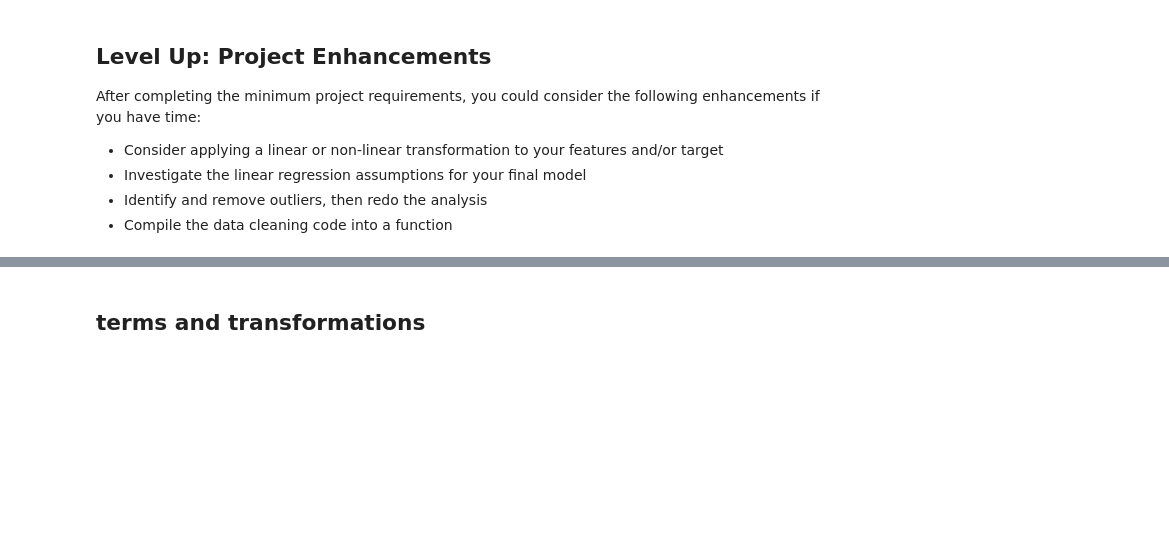
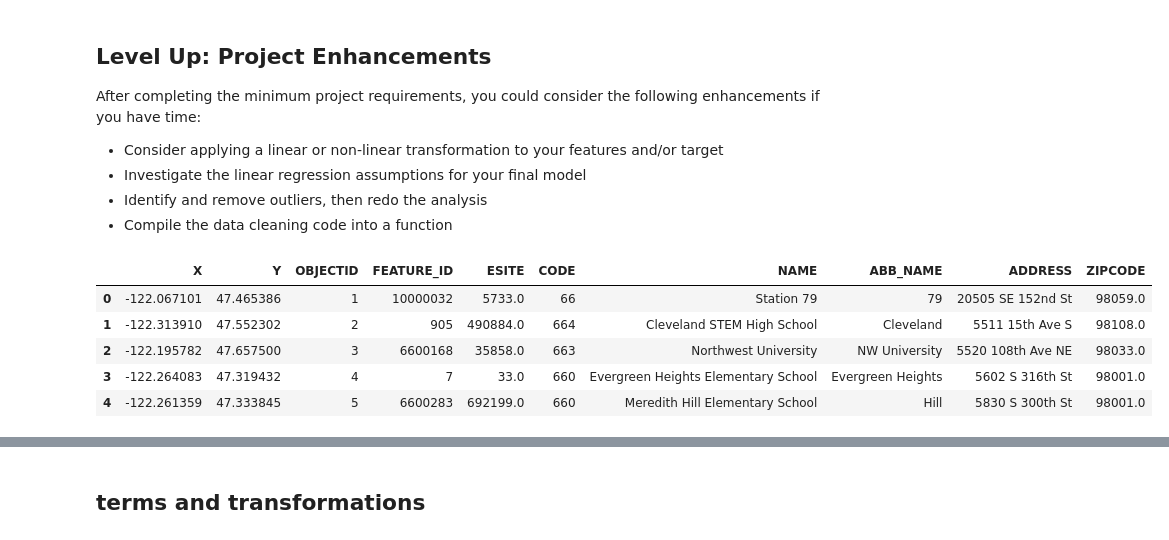
Before and after one commit to newcojon/Capstone, a Jupyter notebook: cap_vers_1.ipynb, the cells around one changed output, grey strips where cells are left out. Cells and saved outputs as stored; diff of their text form; code cells hidden in the pictures; blank space fills up the shorter version.

```diff
--- a/cap_vers_1.ipynb
+++ b/cap_vers_1.ipynb
@@ -1188,0 +1027,10 @@ After completing the minimum project requirements, you could consider the follow
+# %%
+df_dem = pd.read_csv('data/Points_of_Interest.csv')
+df_dem.head()
+# %% [output]
+|  | X | Y | OBJECTID | FEATURE_ID | ESITE | CODE | NAME | ABB_NAME | ADDRESS | ZIPCODE |
+| 0 | -122.067101 | 47.465386 | 1 | 10000032 | 5733.0 | 66 | Station 79 | 79 | 20505 SE 152nd St | 98059.0 |
+| 1 | -122.313910 | 47.552302 | 2 | 905 | 490884.0 | 664 | Cleveland STEM High School | Cleveland | 5511 15th Ave S | 98108.0 |
+| 2 | -122.195782 | 47.657500 | 3 | 6600168 | 35858.0 | 663 | Northwest University | NW University | 5520 108th Ave NE | 98033.0 |
+| 3 | -122.264083 | 47.319432 | 4 | 7 | 33.0 | 660 | Evergreen Heights Elementary School | Evergreen Heights | 5602 S 316th St | 98001.0 |
+| 4 | -122.261359 | 47.333845 | 5 | 6600283 | 692199.0 | 660 | Meredith Hill Elementary School | Hill | 5830 S 300th St | 98001.0 |
```
Also changed, not shown: parts of 54 cells of this notebook, 1 other file.
